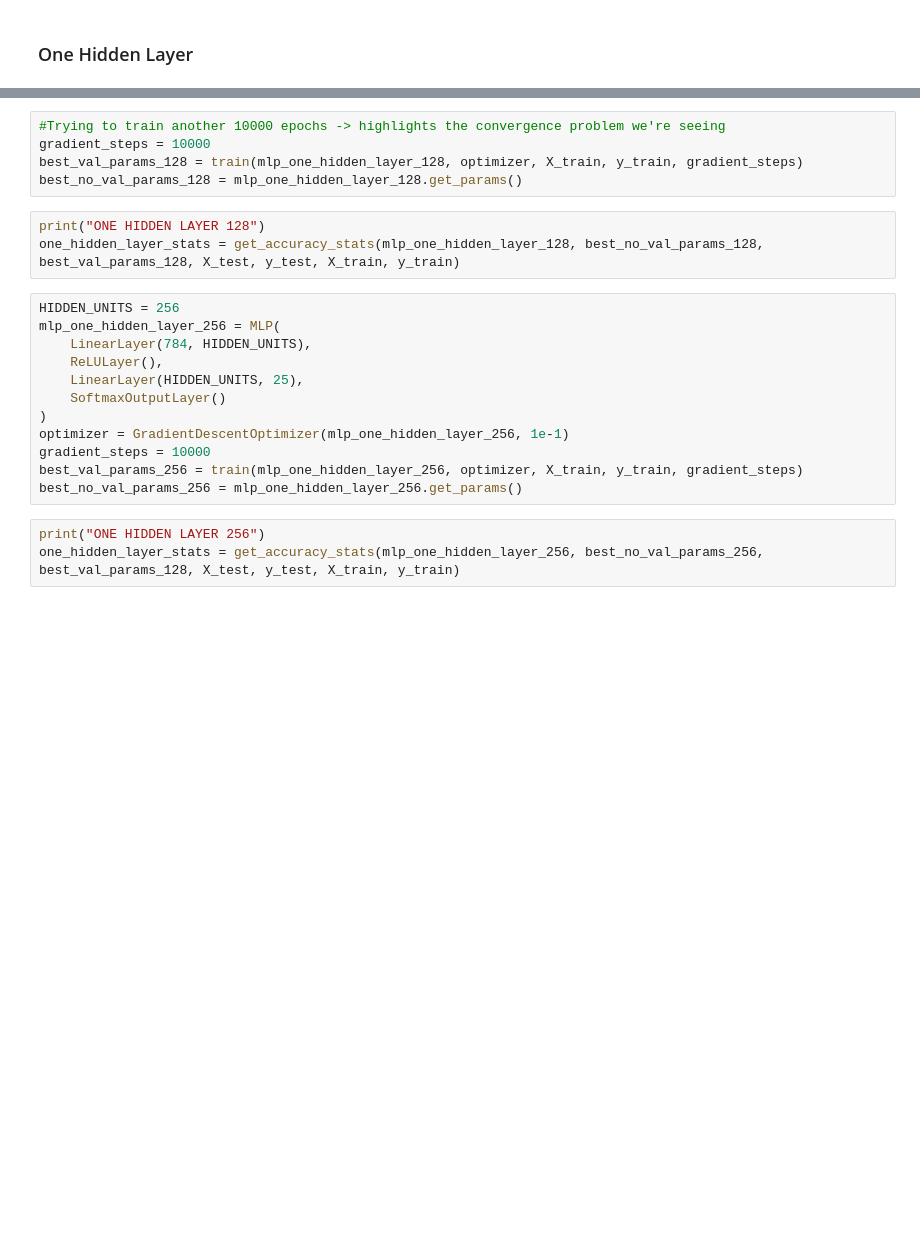
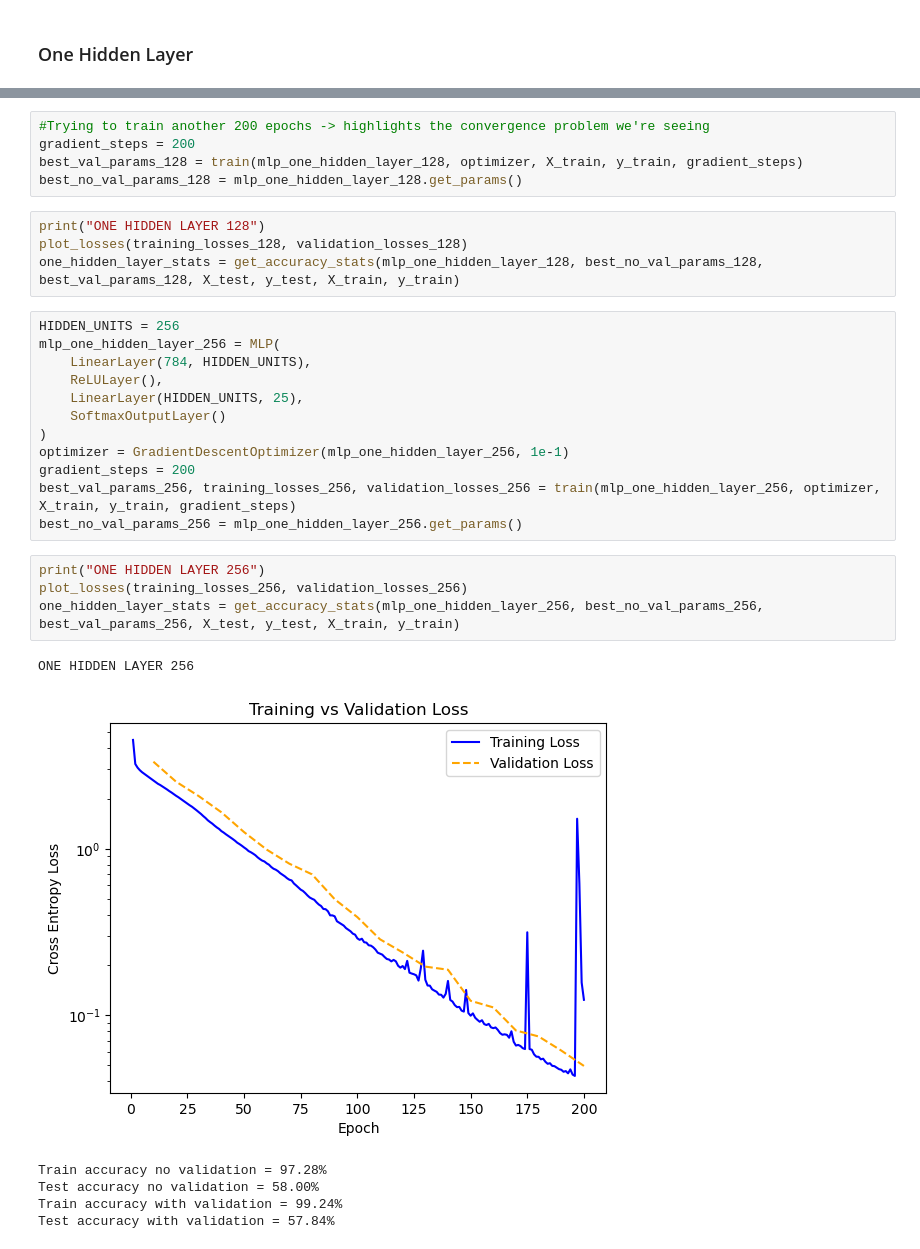
Before and after one commit to ZachGurberg/COMP551_Assignment3, a Jupyter notebook: assignment3_group-1.ipynb, the cells around one changed output, grey strips where cells are left out. Cells and saved outputs as stored; diff of their text form; blank space fills up the shorter version.

```diff
--- a/assignment3_group-1.ipynb
+++ b/assignment3_group-1.ipynb
@@ -475,11 +408,12 @@ best_val_params_128 = train(mlp_one_hidden_layer_128, optimizer, X_train, y_trai
 best_no_val_params_128 = mlp_one_hidden_layer_128.get_params()
 # %%
-#Trying to train another 10000 epochs -> highlights the convergence problem we're seeing
-gradient_steps = 10000
+#Trying to train another 200 epochs -> highlights the convergence problem we're seeing
+gradient_steps = 200
 best_val_params_128 = train(mlp_one_hidden_layer_128, optimizer, X_train, y_train, gradient_steps)
 best_no_val_params_128 = mlp_one_hidden_layer_128.get_params()
 # %%
 print("ONE HIDDEN LAYER 128")
+plot_losses(training_losses_128, validation_losses_128)
 one_hidden_layer_stats = get_accuracy_stats(mlp_one_hidden_layer_128, best_no_val_params_128, best_val_params_128, X_test, y_test, X_train, y_train)
 # %%
 HIDDEN_UNITS = 256
@@ -490,9 +424,17 @@ mlp_one_hidden_layer_256 = MLP(
     SoftmaxOutputLayer()
 )
 optimizer = GradientDescentOptimizer(mlp_one_hidden_layer_256, 1e-1)
-gradient_steps = 10000
-best_val_params_256 = train(mlp_one_hidden_layer_256, optimizer, X_train, y_train, gradient_steps)
+gradient_steps = 200
+best_val_params_256, training_losses_256, validation_losses_256 = train(mlp_one_hidden_layer_256, optimizer, X_train, y_train, gradient_steps)
 best_no_val_params_256 = mlp_one_hidden_layer_256.get_params()
 # %%
 print("ONE HIDDEN LAYER 256")
-one_hidden_layer_stats = get_accuracy_stats(mlp_one_hidden_layer_256, best_no_val_params_256, best_val_params_128, X_test, y_test, X_train, y_train)
+plot_losses(training_losses_256, validation_losses_256)
+one_hidden_layer_stats = get_accuracy_stats(mlp_one_hidden_layer_256, best_no_val_params_256, best_val_params_256, X_test, y_test, X_train, y_train)
+# %% [output]
+ONE HIDDEN LAYER 256
+[figure, added]
+Train accuracy no validation = 97.28%
+Test accuracy no validation = 58.00%
+Train accuracy with validation = 99.24%
+Test accuracy with validation = 57.84%
```
Also changed, not shown: parts of 29 cells of this notebook, 1 other file.
